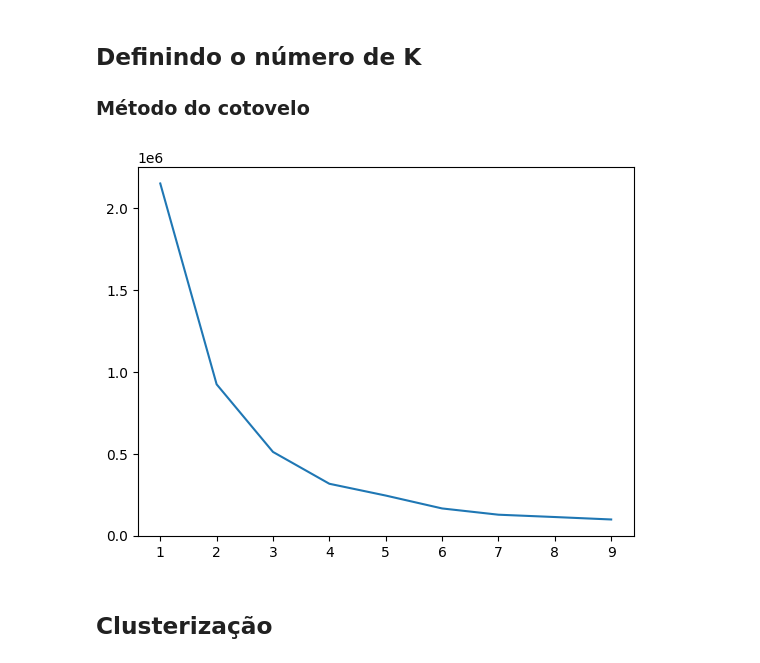
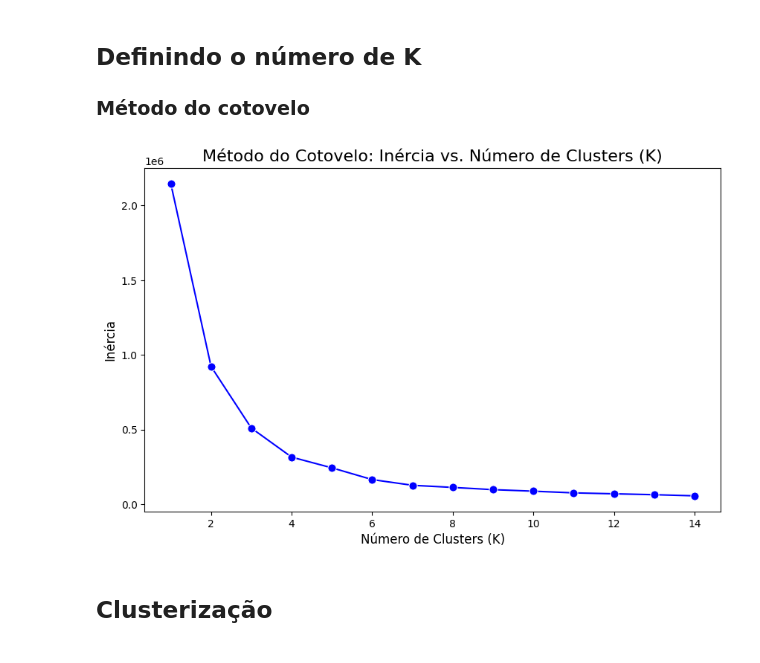
Before and after one commit to davischneider/titanic-dataset, a Jupyter notebook: titanic.ipynb, the cells around one changed output. Saved outputs shown, nothing was run; the diff lists cells and outputs as text; code cells hidden in the pictures.

Commit message:
Adjust clustering

```diff
--- a/titanic.ipynb
+++ b/titanic.ipynb
@@ -255,18 +259,22 @@ plt.show()
 # %%
 k_values = []
 inertial = []
 
-for i in range(1,10):
+for i in range(1,15):
     kmeans = KMeans(n_clusters=i, random_state=0).fit(X)
     k_values.append(i)
     inertial.append(kmeans.inertia_)
 
-fig, ax = plt.subplots()
+plt.figure(figsize=(10, 6))
 
-ax.plot(k_values, inertial)
+sns.lineplot(x=k_values, y=inertial, marker='o', color='b', linestyle='-', markersize=8)
+
+plt.title('Método do Cotovelo: Inércia vs. Número de Clusters (K)', fontsize=16)
+plt.xlabel('Número de Clusters (K)', fontsize=12)
+plt.ylabel('Inércia', fontsize=12)
 
 plt.show()
 # %% [output]
-[figure, old version]
+[figure, new version]
 # %% [markdown]
 ## Clusterização
```
Also changed, not shown: parts of 18 cells of this notebook.
